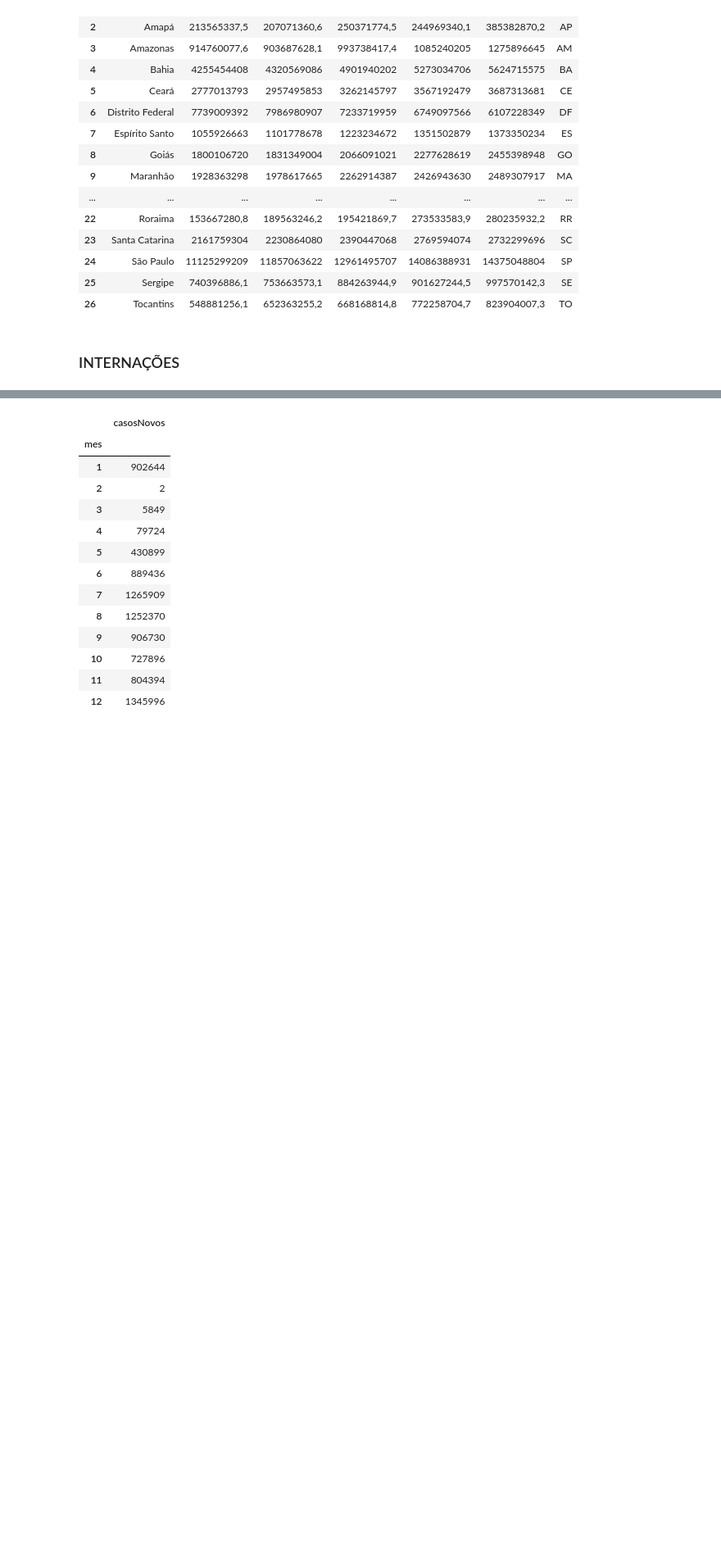
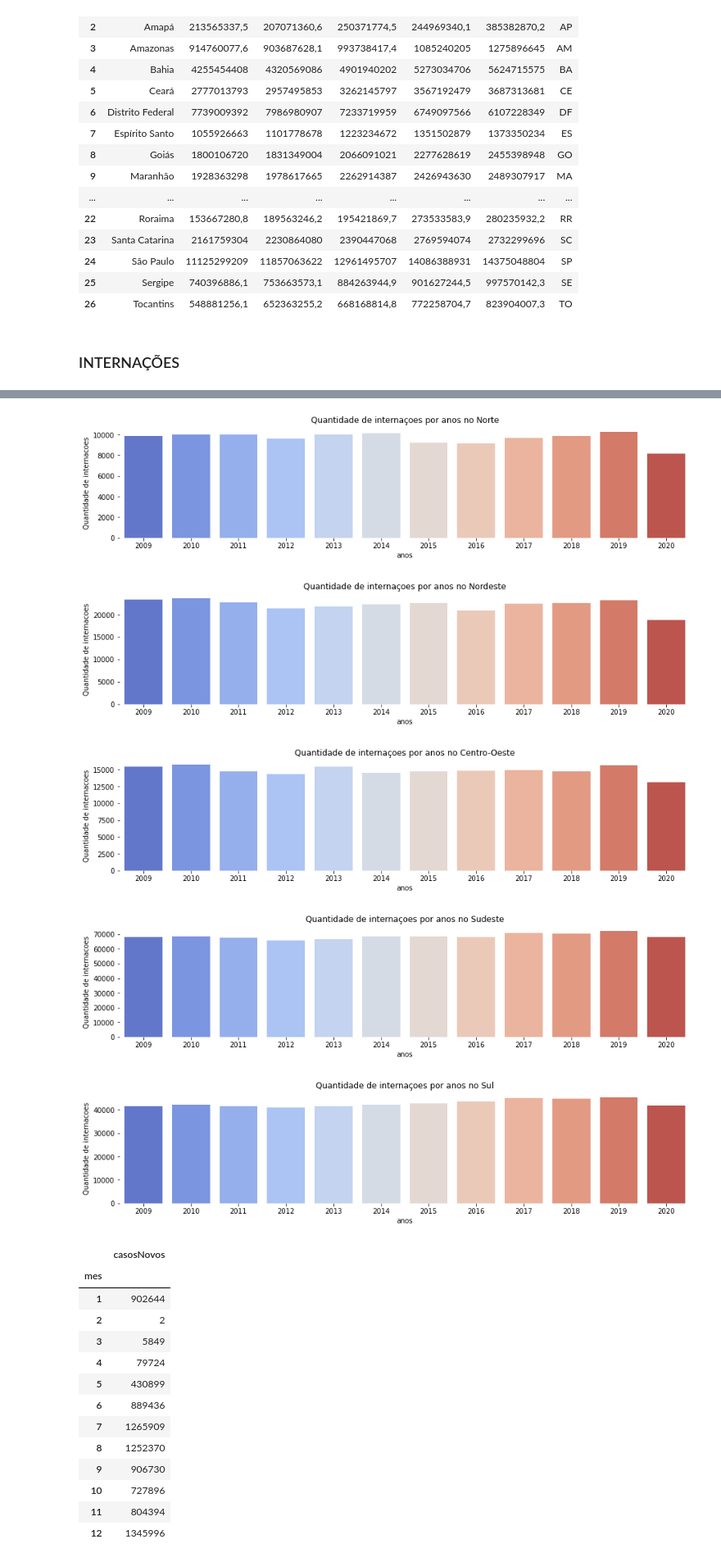
Before and after one commit to daianeklein/bootcamp-Alura, a Jupyter notebook: Desafio-Modulo4.ipynb, the cells around one changed output, grey strips where cells are left out. Shown at 82% size. Cells and saved outputs as stored; diff of their text form; code cells hidden in the pictures; blank space fills up the shorter version.

```diff
--- a/Desafio-Modulo4.ipynb
+++ b/Desafio-Modulo4.ipynb
@@ -762,3 +829,24 @@ internacoes
+# %%
+# Classificando as regioes
+regioes = covid[['regiao', 'estado']].drop_duplicates()
+regioes.rename(columns={'estado' : 'uf'}, inplace=True)
+internacoes_por_populacao = internacoes_por_populacao.merge(regioes, on='uf', how='inner')
+
+
+for u in internacoes_por_populacao.regiao.drop_duplicates():
+    plt.figure(figsize=(15, 3))
+    sns.barplot(data = internacoes_por_populacao[internacoes_por_populacao['regiao'] == u], y='qt_internacoes',
+               x='ano', palette='coolwarm', ci=None)
+    plt.xlabel('anos')
+    plt.ylabel('Quantidade de internacoes')
+    plt.title('Quantidade de internaçoes por anos no {}'.format(u))
+    sns.despine(bottom=True, left = True)
+# %% [output]
+[figure, added]
+[figure, added]
+[figure, added]
+[figure, added]
+[figure, added]
 # %%
 table_mes = pd.DataFrame(covid[['mes', 'casosNovos']].groupby('mes').sum())
 table_mes.style.apply(highlight_max)
```
Also changed, not shown: parts of 8 cells of this notebook.
